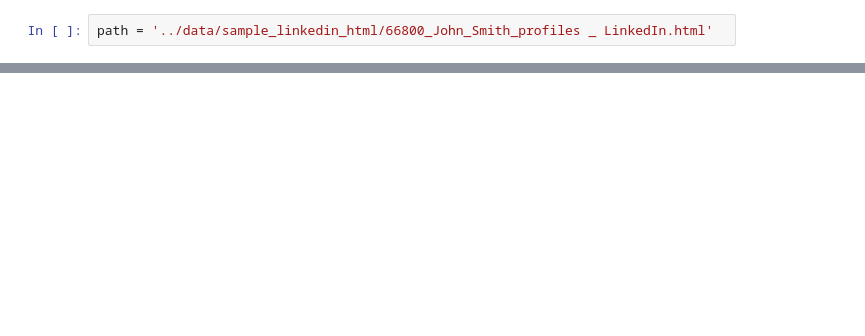
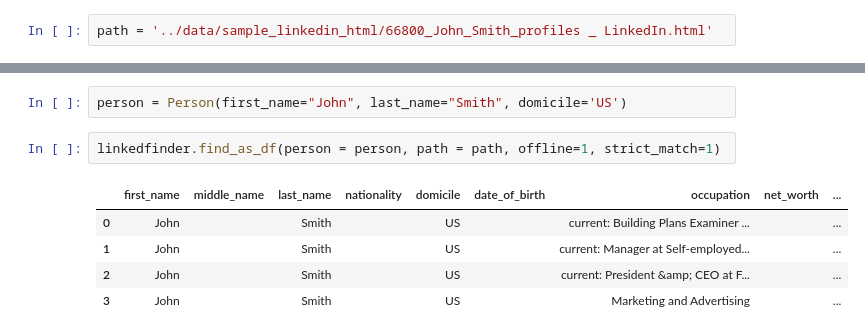
Before and after one commit to hamedrazavi/people_search_engine, a Jupyter notebook: src/main.ipynb, the cells around one changed output, grey strips where cells are left out. Saved outputs shown, nothing was run; the diff lists cells and outputs as text; blank space fills up the shorter version.

```diff
--- a/src/main.ipynb
+++ b/src/main.ipynb
@@ -153,0 +198,10 @@ linkedfinder.find_as_df(person = person, path = path, offline=1)
+# %%
+person = Person(first_name="John", last_name="Smith", domicile='US')
+# %%
+linkedfinder.find_as_df(person = person, path = path, offline=1, strict_match=1)
+# %% [output]
+|  | first_name | middle_name | last_name | nationality | domicile | date_of_birth | occupation | net_worth | ... |
+| 0 | John |  | Smith |  | US |  | current: Building Plans Examiner ... |  | ... |
+| 1 | John |  | Smith |  | US |  | current: Manager at Self-employed... |  | ... |
+| 2 | John |  | Smith |  | US |  | current: President &amp; CEO at F... |  | ... |
+| 3 | John |  | Smith |  | US |  | Marketing and Advertising |  | ... |
```
Also changed, not shown: parts of 22 cells of this notebook, 4 other files.
